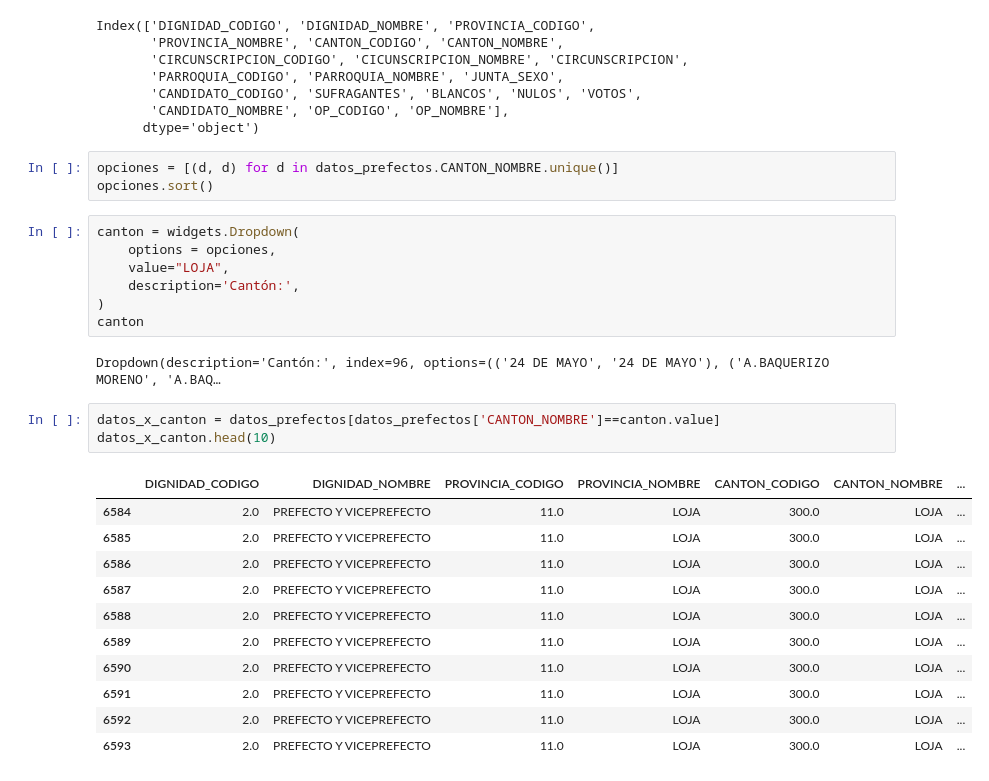
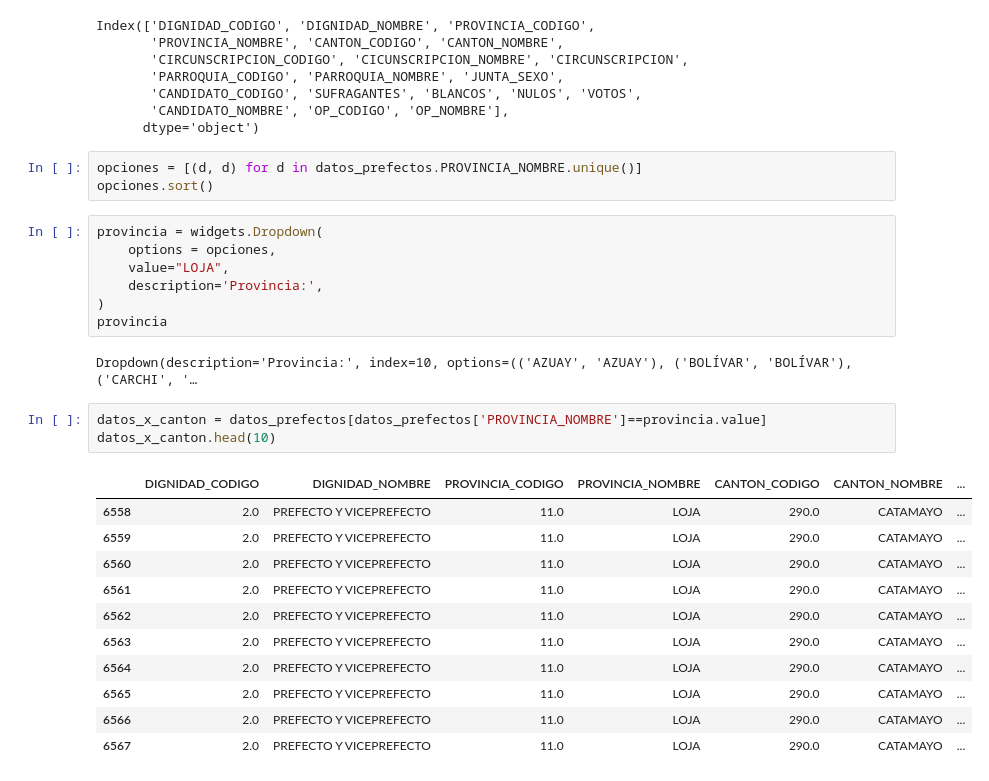
Before and after one commit to syluh/Python-basico-04, a Jupyter notebook: ejercicios03/prefectos_2019_01.ipynb, the cells around one changed output. Drawn from its saved outputs; the diff is of its cells as text.

```diff
--- a/ejercicios03/prefectos_2019_01.ipynb
+++ b/ejercicios03/prefectos_2019_01.ipynb
@@ -33,32 +33,32 @@ Index(['DIGNIDAD_CODIGO', 'DIGNIDAD_NOMBRE', 'PROVINCIA_CODIGO',
        'CANDIDATO_NOMBRE', 'OP_CODIGO', 'OP_NOMBRE'],
       dtype='object')
 # %%
-opciones = [(d, d) for d in datos_prefectos.CANTON_NOMBRE.unique()]
+opciones = [(d, d) for d in datos_prefectos.PROVINCIA_NOMBRE.unique()]
 opciones.sort()
 # %%
-canton = widgets.Dropdown(
+provincia = widgets.Dropdown(
     options = opciones,
     value="LOJA",
-    description='Cantón:',
+    description='Provincia:',
 )
-canton
+provincia
 # %% [output]
-Dropdown(description='Cantón:', index=96, options=(('24 DE MAYO', '24 DE MAYO'), ('A.BAQUERIZO MORENO', 'A.BAQ…
+Dropdown(description='Provincia:', index=10, options=(('AZUAY', 'AZUAY'), ('BOLÍVAR', 'BOLÍVAR'), ('CARCHI', '…
 # %%
-datos_x_canton = datos_prefectos[datos_prefectos['CANTON_NOMBRE']==canton.value]
+datos_x_canton = datos_prefectos[datos_prefectos['PROVINCIA_NOMBRE']==provincia.value]
 datos_x_canton.head(10)
 # %% [output]
 |  | DIGNIDAD_CODIGO | DIGNIDAD_NOMBRE | PROVINCIA_CODIGO | PROVINCIA_NOMBRE | CANTON_CODIGO | CANTON_NOMBRE | ... |
-| 6584 | 2.0 | PREFECTO Y VICEPREFECTO | 11.0 | LOJA | 300.0 | LOJA | ... |
-| 6585 | 2.0 | PREFECTO Y VICEPREFECTO | 11.0 | LOJA | 300.0 | LOJA | ... |
-| 6586 | 2.0 | PREFECTO Y VICEPREFECTO | 11.0 | LOJA | 300.0 | LOJA | ... |
-| 6587 | 2.0 | PREFECTO Y VICEPREFECTO | 11.0 | LOJA | 300.0 | LOJA | ... |
-| 6588 | 2.0 | PREFECTO Y VICEPREFECTO | 11.0 | LOJA | 300.0 | LOJA | ... |
-| 6589 | 2.0 | PREFECTO Y VICEPREFECTO | 11.0 | LOJA | 300.0 | LOJA | ... |
-| 6590 | 2.0 | PREFECTO Y VICEPREFECTO | 11.0 | LOJA | 300.0 | LOJA | ... |
-| 6591 | 2.0 | PREFECTO Y VICEPREFECTO | 11.0 | LOJA | 300.0 | LOJA | ... |
-| 6592 | 2.0 | PREFECTO Y VICEPREFECTO | 11.0 | LOJA | 300.0 | LOJA | ... |
-| 6593 | 2.0 | PREFECTO Y VICEPREFECTO | 11.0 | LOJA | 300.0 | LOJA | ... |
+| 6558 | 2.0 | PREFECTO Y VICEPREFECTO | 11.0 | LOJA | 290.0 | CATAMAYO | ... |
+| 6559 | 2.0 | PREFECTO Y VICEPREFECTO | 11.0 | LOJA | 290.0 | CATAMAYO | ... |
+| 6560 | 2.0 | PREFECTO Y VICEPREFECTO | 11.0 | LOJA | 290.0 | CATAMAYO | ... |
+| 6561 | 2.0 | PREFECTO Y VICEPREFECTO | 11.0 | LOJA | 290.0 | CATAMAYO | ... |
+| 6562 | 2.0 | PREFECTO Y VICEPREFECTO | 11.0 | LOJA | 290.0 | CATAMAYO | ... |
+| 6563 | 2.0 | PREFECTO Y VICEPREFECTO | 11.0 | LOJA | 290.0 | CATAMAYO | ... |
+| 6564 | 2.0 | PREFECTO Y VICEPREFECTO | 11.0 | LOJA | 290.0 | CATAMAYO | ... |
+| 6565 | 2.0 | PREFECTO Y VICEPREFECTO | 11.0 | LOJA | 290.0 | CATAMAYO | ... |
+| 6566 | 2.0 | PREFECTO Y VICEPREFECTO | 11.0 | LOJA | 290.0 | CATAMAYO | ... |
+| 6567 | 2.0 | PREFECTO Y VICEPREFECTO | 11.0 | LOJA | 290.0 | CATAMAYO | ... |
 # %%
 datos_x_canton.groupby("CANDIDATO_NOMBRE")['VOTOS'].sum().sort_values(ascending=False).plot(kind="bar")
 # %% [output]
```
Also changed, not shown: parts of 5 cells of this notebook.
